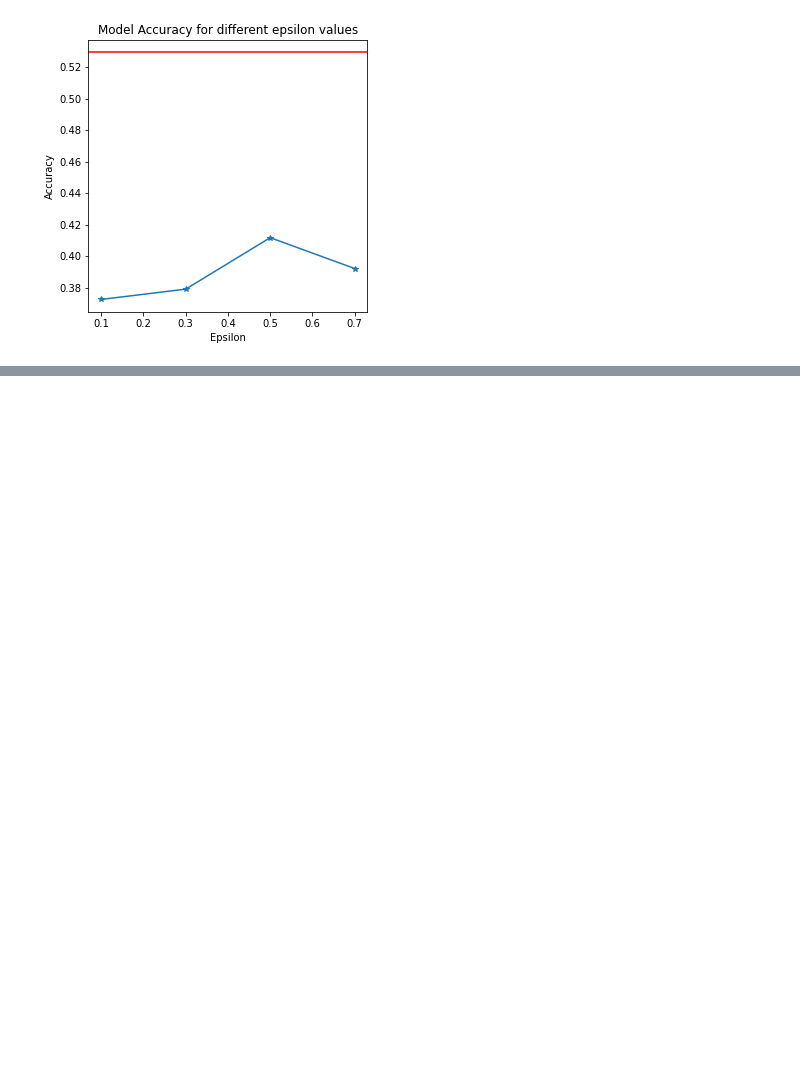
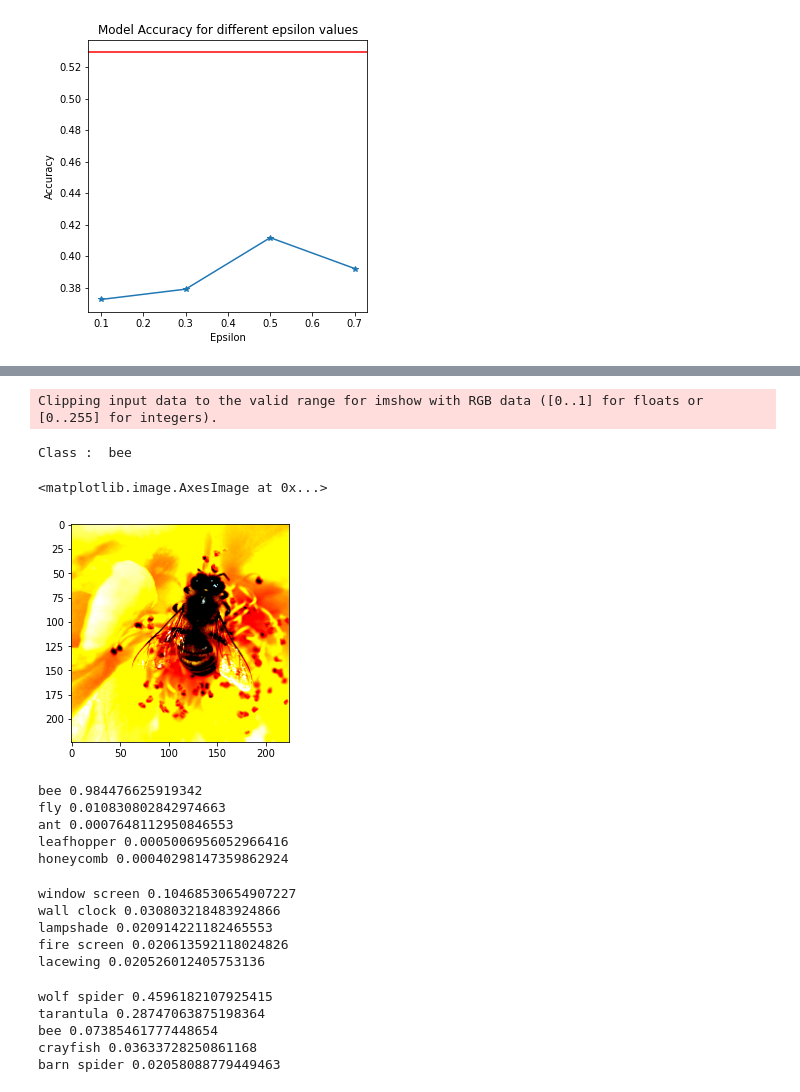
Before and after one commit to AmineDiro/Adversarial-Attacks, a Jupyter notebook: VGG.ipynb, the cells around one changed output, grey strips where cells are left out. Drawn from its saved outputs; the diff is of its cells as text; code cells hidden in the pictures; blank space fills up the shorter version.

Commit message:
Added robstness test with RESNET

```diff
--- a/VGG.ipynb
+++ b/VGG.ipynb
@@ -235,0 +136,5 @@ plt.show()
+# %%
+## Model : VGG11
+model_res = models.resnet18(pretrained=True).to(device)
+
+model_res.eval()
@@ -235,0 +163,13 @@ plt.show()
+# %%
+for d , t in testloader :
+    data =d.to(device)
+    target = t
+    break
+
+print('Class : ',classes[torch.argmax(model_res(data)).item()])
+plt.imshow(data.squeeze().detach().cpu().permute(1, 2, 0))
+# %% [output]
+Clipping input data to the valid range for imshow with RGB data ([0..1] for floats or [0..255] for integers).
+Class :  bee
+<matplotlib.image.AxesImage at 0x...>
+[figure, added]
@@ -235,0 +180,32 @@ plt.show()
+# %%
+# Show top categories per image
+top5_prob, top5_catid = torch.topk(probabilities, 5)
+for i in range(top5_prob.size(0)):
+    print(categories[top5_catid[i]], top5_prob[i].item())
+# %% [output]
+bee 0.984476625919342
+fly 0.010830802842974663
+ant 0.0007648112950846553
+leafhopper 0.0005006956052966416
+honeycomb 0.00040298147359862924
+# %%
+# Generate adversarial exemples with L-BFGS
+adv_examples, final_acc  = generate_adv(model_ft,[(data,t)],epsilon=0.5)
+
+original, adversary, init_pred , final_pred = adv_examples[0]
+adversary = adversary.reshape(data.size())
+
+# Make inference on the data
+output=model_res(adversary)
+probabilities = nn.functional.softmax(output[0], dim=0)
+
+# Show top categories per image
+top5_prob, top5_catid = torch.topk(probabilities, 5)
+for i in range(top5_prob.size(0)):
+    print(categories[top5_catid[i]], top5_prob[i].item())
+# %% [output]
+window screen 0.10468530654907227
+wall clock 0.030803218483924866
+lampshade 0.020914221182465553
+fire screen 0.020613592118024826
+lacewing 0.020526012405753136
@@ -235,0 +216,15 @@ plt.show()
+# %%
+# Make inference on the data using Resnet
+output=model_res(adv_examples)
+probabilities = nn.functional.softmax(output[0], dim=0)
+
+# Show top categories per image
+top5_prob, top5_catid = torch.topk(probabilities, 5)
+for i in range(top5_prob.size(0)):
+    print(categories[top5_catid[i]], top5_prob[i].item())
+# %% [output]
+wolf spider 0.4596182107925415
+tarantula 0.28747063875198364
+bee 0.07385461777448654
+crayfish 0.03633728250861168
+barn spider 0.02058088779449463
```
Also changed, not shown: parts of 16 cells of this notebook, 4 other files.
